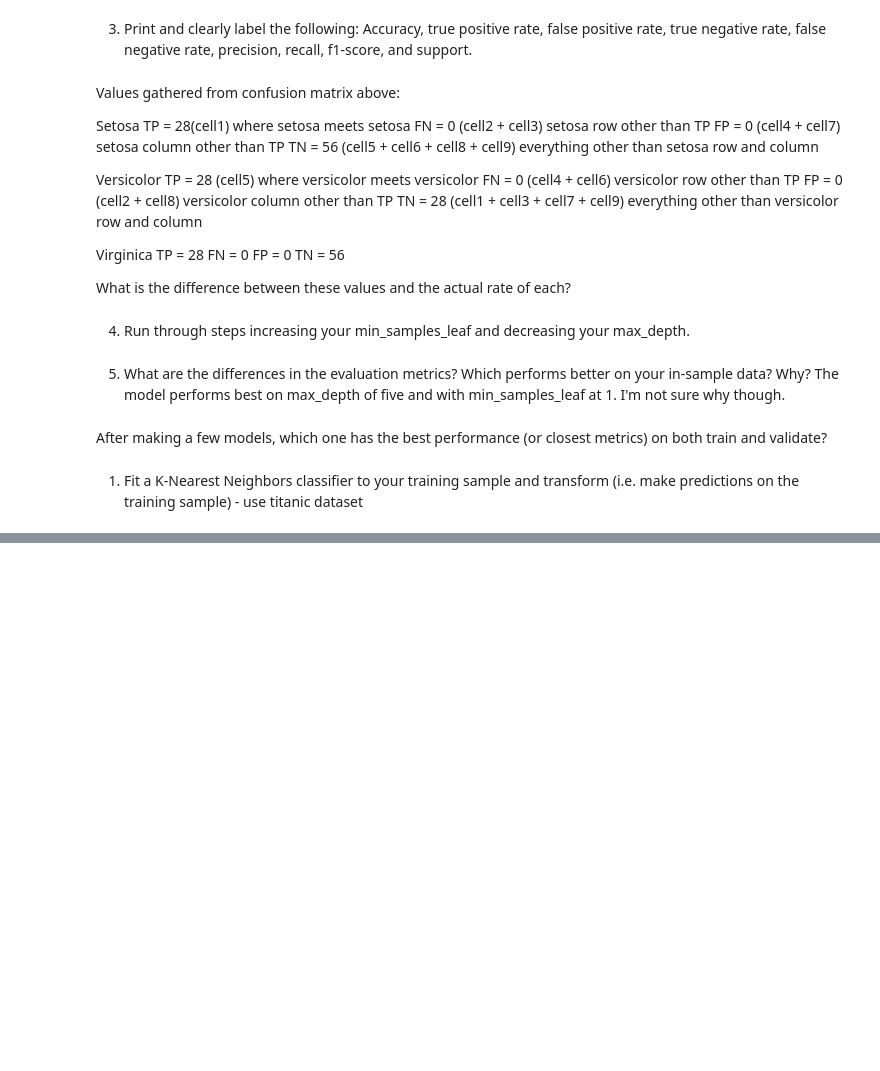
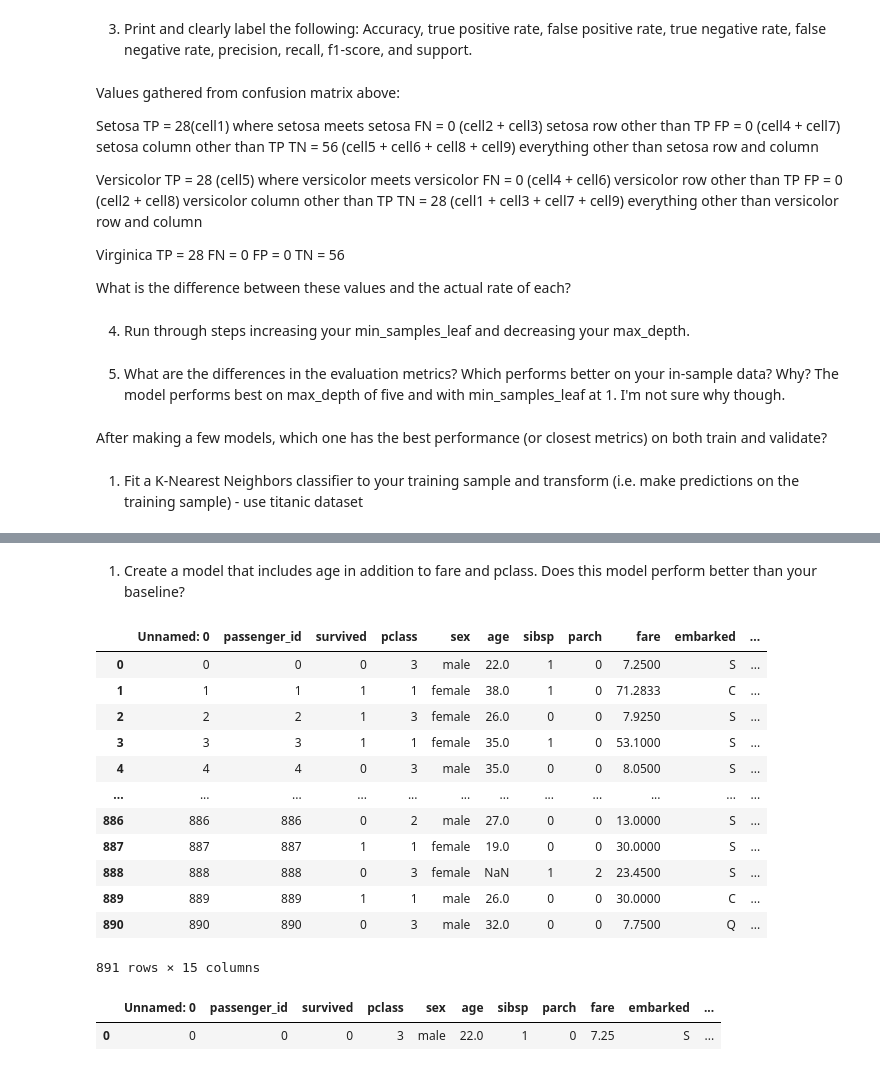
Before and after one commit to SLawsonWoods/classification-exercises, a Jupyter notebook: model1.ipynb, the cells around one changed output, grey strips where cells are left out. Saved outputs shown, nothing was run; the diff lists cells and outputs as text; code cells hidden in the pictures; blank space fills up the shorter version.

```diff
--- a/model1.ipynb
+++ b/model1.ipynb
@@ -879,0 +777,2 @@ When k is set to 5 precision, recall and f-1 score are better on average than th
+# %% [markdown]
+1. Create a model that includes age in addition to fare and pclass. Does this model perform better than your baseline?
@@ -879,0 +781,3 @@ When k is set to 5 precision, recall and f-1 score are better on average than th
+# %%
+# read titanic data from csv in directory
+df = pd.read_csv('titanic_df.csv')
@@ -879,0 +811,18 @@ When k is set to 5 precision, recall and f-1 score are better on average than th
+# %%
+#create a baseline
+df['baseline']= 0
+df
+# %% [output]
+|  | Unnamed: 0 | passenger_id | survived | pclass | sex | age | sibsp | parch | fare | embarked | ... |
+| 0 | 0 | 0 | 0 | 3 | male | 22.0 | 1 | 0 | 7.2500 | S | ... |
+| 1 | 1 | 1 | 1 | 1 | female | 38.0 | 1 | 0 | 71.2833 | C | ... |
+| 2 | 2 | 2 | 1 | 3 | female | 26.0 | 0 | 0 | 7.9250 | S | ... |
+| 3 | 3 | 3 | 1 | 1 | female | 35.0 | 1 | 0 | 53.1000 | S | ... |
+| 4 | 4 | 4 | 0 | 3 | male | 35.0 | 0 | 0 | 8.0500 | S | ... |
+| ... | ... | ... | ... | ... | ... | ... | ... | ... | ... | ... | ... |
+| 886 | 886 | 886 | 0 | 2 | male | 27.0 | 0 | 0 | 13.0000 | S | ... |
+| 887 | 887 | 887 | 1 | 1 | female | 19.0 | 0 | 0 | 30.0000 | S | ... |
+| 888 | 888 | 888 | 0 | 3 | female | NaN | 1 | 2 | 23.4500 | S | ... |
+| 889 | 889 | 889 | 1 | 1 | male | 26.0 | 0 | 0 | 30.0000 | C | ... |
+| 890 | 890 | 890 | 0 | 3 | male | 32.0 | 0 | 0 | 7.7500 | Q | ... |
+891 rows × 15 columns
@@ -879,0 +832,7 @@ When k is set to 5 precision, recall and f-1 score are better on average than th
+# %%
+#attach the dummy columns to the main df
+df = pd.concat([df,dummy_df], axis=1)
+df.head(1)
+# %% [output]
+|  | Unnamed: 0 | passenger_id | survived | pclass | sex | age | sibsp | parch | fare | embarked | ... |
+| 0 | 0 | 0 | 0 | 3 | male | 22.0 | 1 | 0 | 7.25 | S | ... |
```
Also changed, not shown: parts of 98 cells of this notebook, 1 other file.
